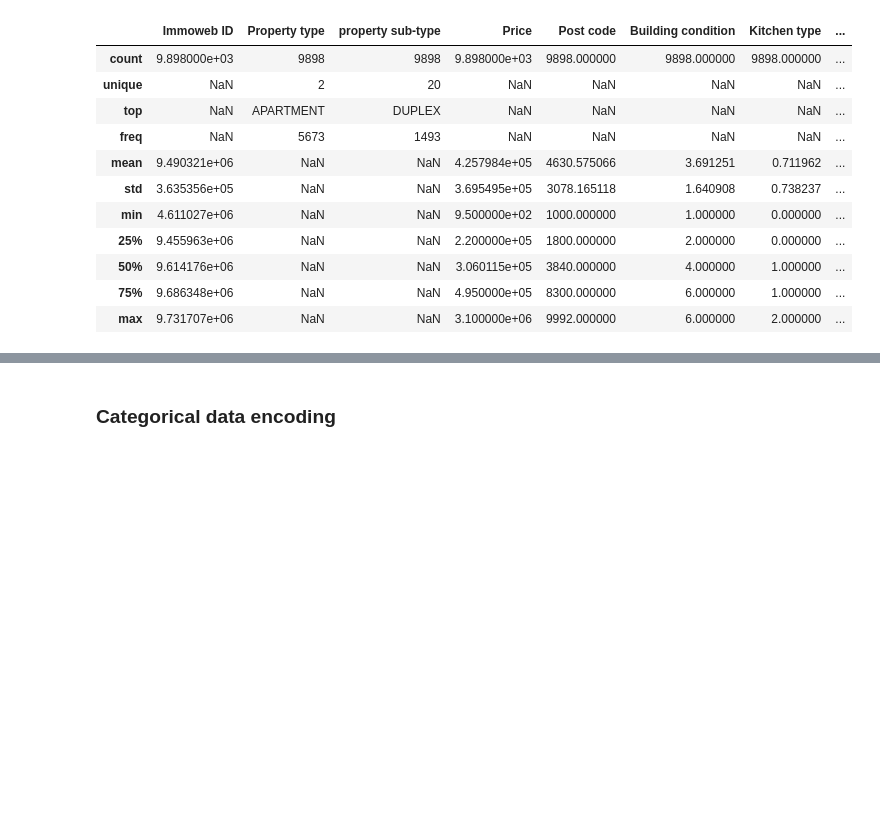
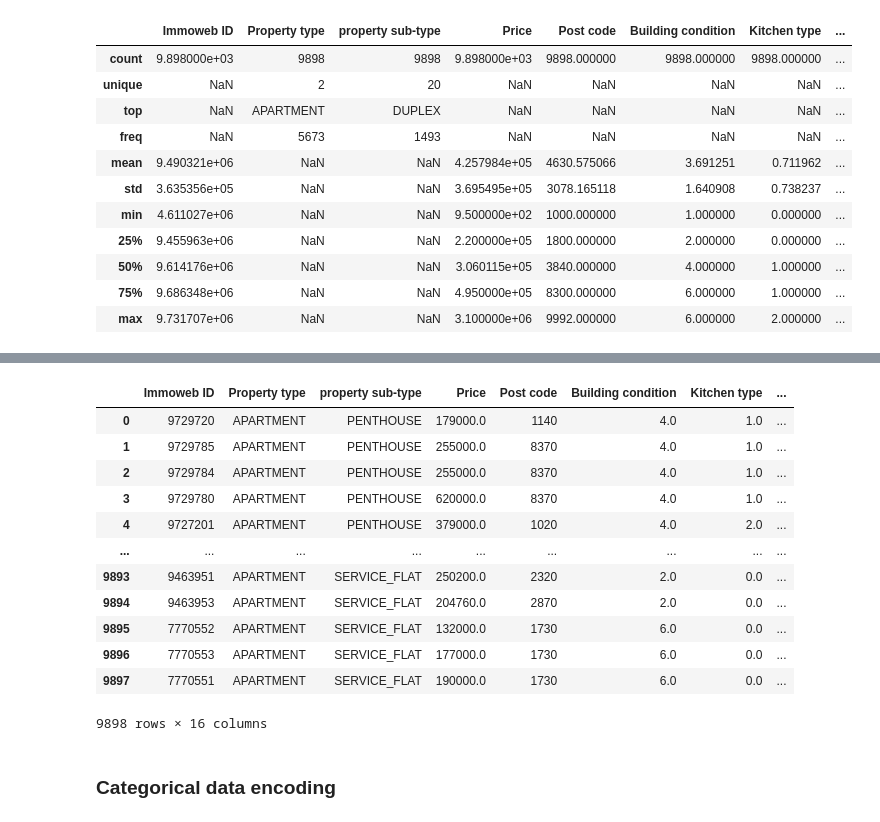
Before and after one commit to dilsadozbrk/immo_eliza_regression, a Jupyter notebook: data/Data_cleaning.ipynb, the cells around one changed output, grey strips where cells are left out. Drawn from its saved outputs; the diff is of its cells as text; code cells hidden in the pictures; blank space fills up the shorter version.

```diff
--- a/data/Data_cleaning.ipynb
+++ b/data/Data_cleaning.ipynb
@@ -419,2 +484,19 @@ data_cleaned.describe(include='all')
+# %%
+data_no_multicollinearity = data_cleaned.drop(['Number of frontages'],axis=1)
+data_no_multicollinearity
+# %% [output]
+|  | Immoweb ID | Property type | property sub-type | Price | Post code | Building condition | Kitchen type | ... |
+| 0 | 9729720 | APARTMENT | PENTHOUSE | 179000.0 | 1140 | 4.0 | 1.0 | ... |
+| 1 | 9729785 | APARTMENT | PENTHOUSE | 255000.0 | 8370 | 4.0 | 1.0 | ... |
+| 2 | 9729784 | APARTMENT | PENTHOUSE | 255000.0 | 8370 | 4.0 | 1.0 | ... |
+| 3 | 9729780 | APARTMENT | PENTHOUSE | 620000.0 | 8370 | 4.0 | 1.0 | ... |
+| 4 | 9727201 | APARTMENT | PENTHOUSE | 379000.0 | 1020 | 4.0 | 2.0 | ... |
+| ... | ... | ... | ... | ... | ... | ... | ... | ... |
+| 9893 | 9463951 | APARTMENT | SERVICE_FLAT | 250200.0 | 2320 | 2.0 | 0.0 | ... |
+| 9894 | 9463953 | APARTMENT | SERVICE_FLAT | 204760.0 | 2870 | 2.0 | 0.0 | ... |
+| 9895 | 7770552 | APARTMENT | SERVICE_FLAT | 132000.0 | 1730 | 6.0 | 0.0 | ... |
+| 9896 | 7770553 | APARTMENT | SERVICE_FLAT | 177000.0 | 1730 | 6.0 | 0.0 | ... |
+| 9897 | 7770551 | APARTMENT | SERVICE_FLAT | 190000.0 | 1730 | 6.0 | 0.0 | ... |
+9898 rows × 16 columns
 # %% [markdown]
 ### Categorical data encoding
```
Also changed, not shown: parts of 12 cells of this notebook.
